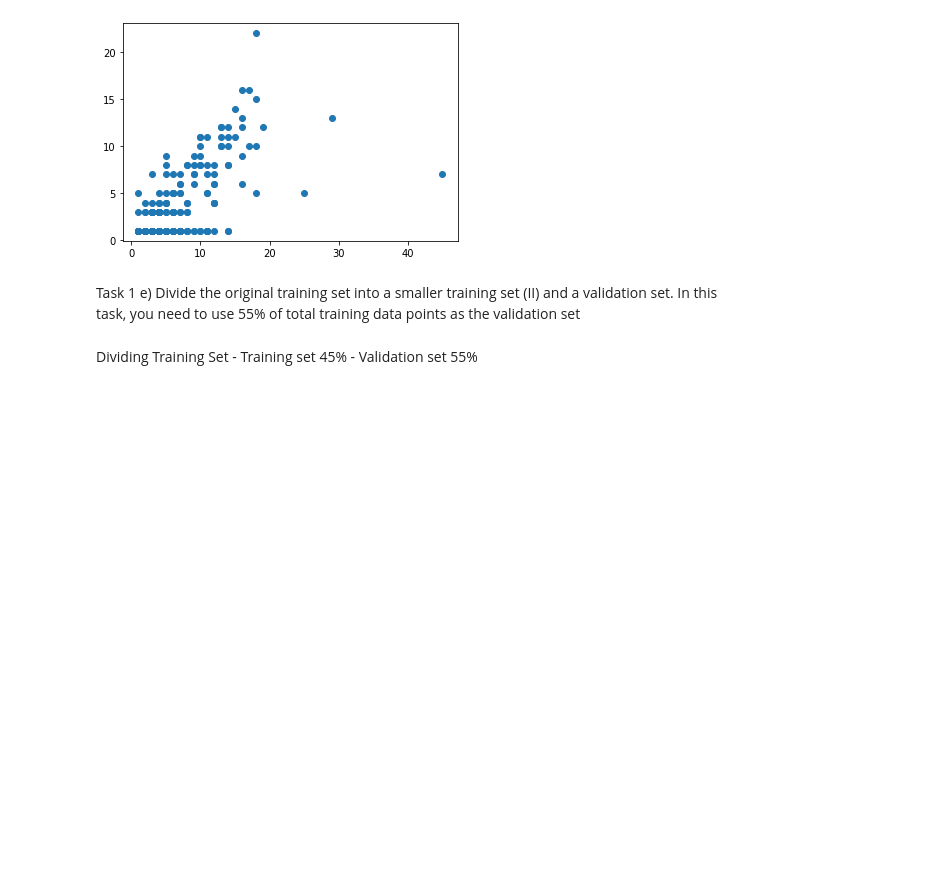
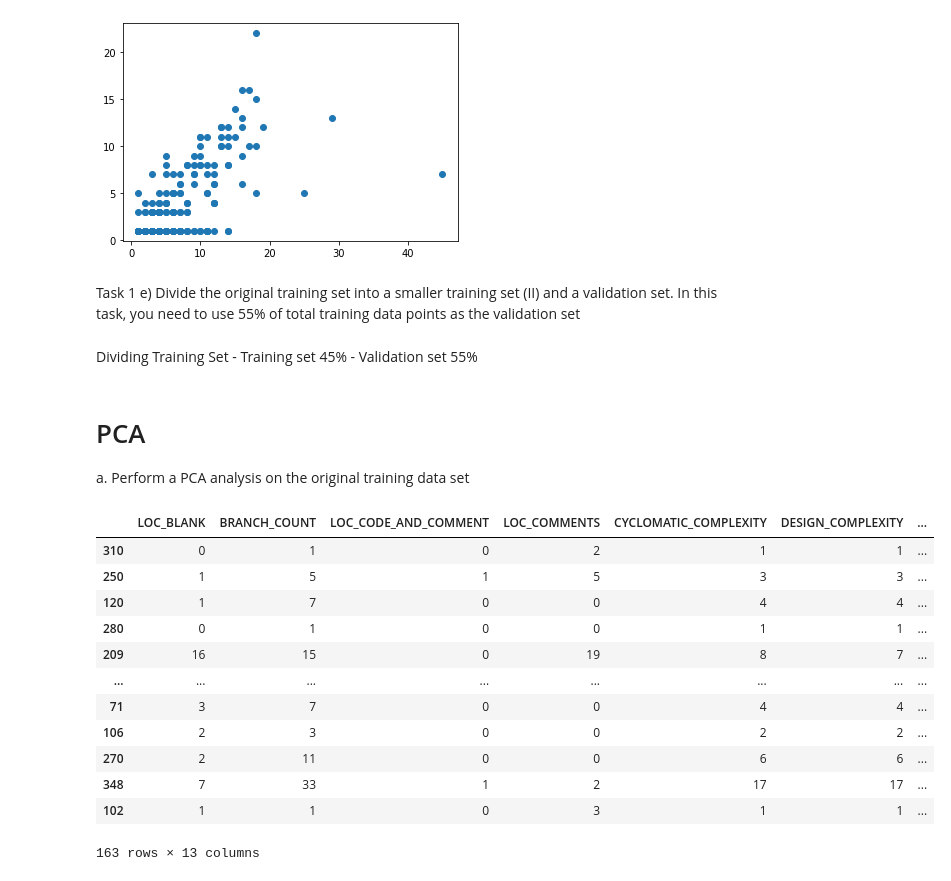
Before and after one commit to ethender/MastersProject, a Jupyter notebook: 19024775.ipynb, the cells around one changed output. Drawn from its saved outputs; the diff is of its cells as text; code cells hidden in the pictures; blank space fills up the shorter version.

```diff
--- a/19024775.ipynb
+++ b/19024775.ipynb
@@ -123,4 +128,23 @@ Dividing Training Set
 # %%
 from sklearn.model_selection import train_test_split
 # %%
-code_Training_X,code_Validation_X,code_training_Y,code_testing_Y = train_test_split(trainX,trainY,test_size=0.55,random_state=42)
+code_Training_X,code_Validation_X,code_training_Y,code_Validation_Y = train_test_split(trainX,trainY,test_size=0.55,random_state=42)
+# %% [markdown]
+<h1>PCA</h1>
+<p>a. Perform a PCA analysis on the original training data set </p>
+# %%
+code_Training_X
+# %% [output]
+|  | LOC_BLANK | BRANCH_COUNT | LOC_CODE_AND_COMMENT | LOC_COMMENTS | CYCLOMATIC_COMPLEXITY | DESIGN_COMPLEXITY | ... |
+| 310 | 0 | 1 | 0 | 2 | 1 | 1 | ... |
+| 250 | 1 | 5 | 1 | 5 | 3 | 3 | ... |
+| 120 | 1 | 7 | 0 | 0 | 4 | 4 | ... |
+| 280 | 0 | 1 | 0 | 0 | 1 | 1 | ... |
+| 209 | 16 | 15 | 0 | 19 | 8 | 7 | ... |
+| ... | ... | ... | ... | ... | ... | ... | ... |
+| 71 | 3 | 7 | 0 | 0 | 4 | 4 | ... |
+| 106 | 2 | 3 | 0 | 0 | 2 | 2 | ... |
+| 270 | 2 | 11 | 0 | 0 | 6 | 6 | ... |
+| 348 | 7 | 33 | 1 | 2 | 17 | 17 | ... |
+| 102 | 1 | 1 | 0 | 3 | 1 | 1 | ... |
+163 rows × 13 columns
```
Also changed, not shown: parts of 4 cells of this notebook.
